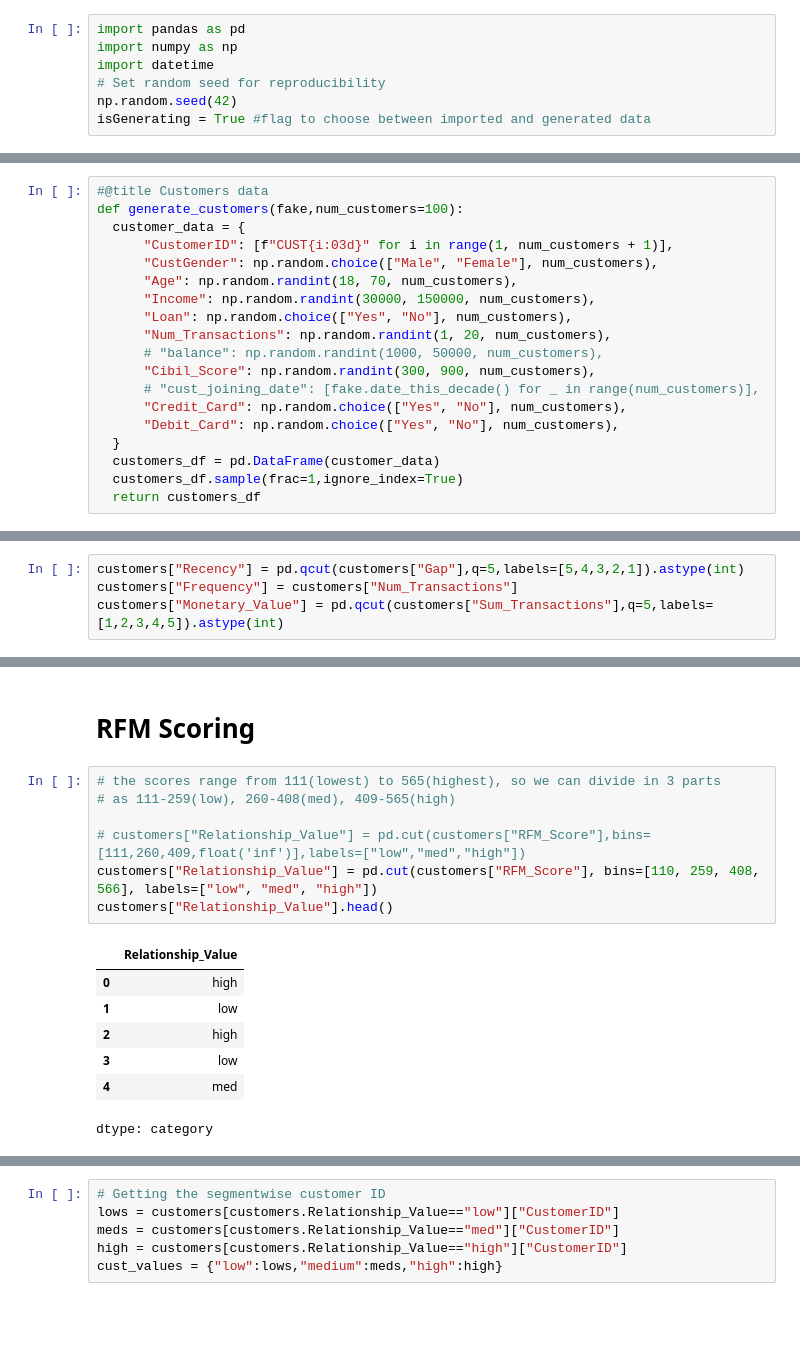
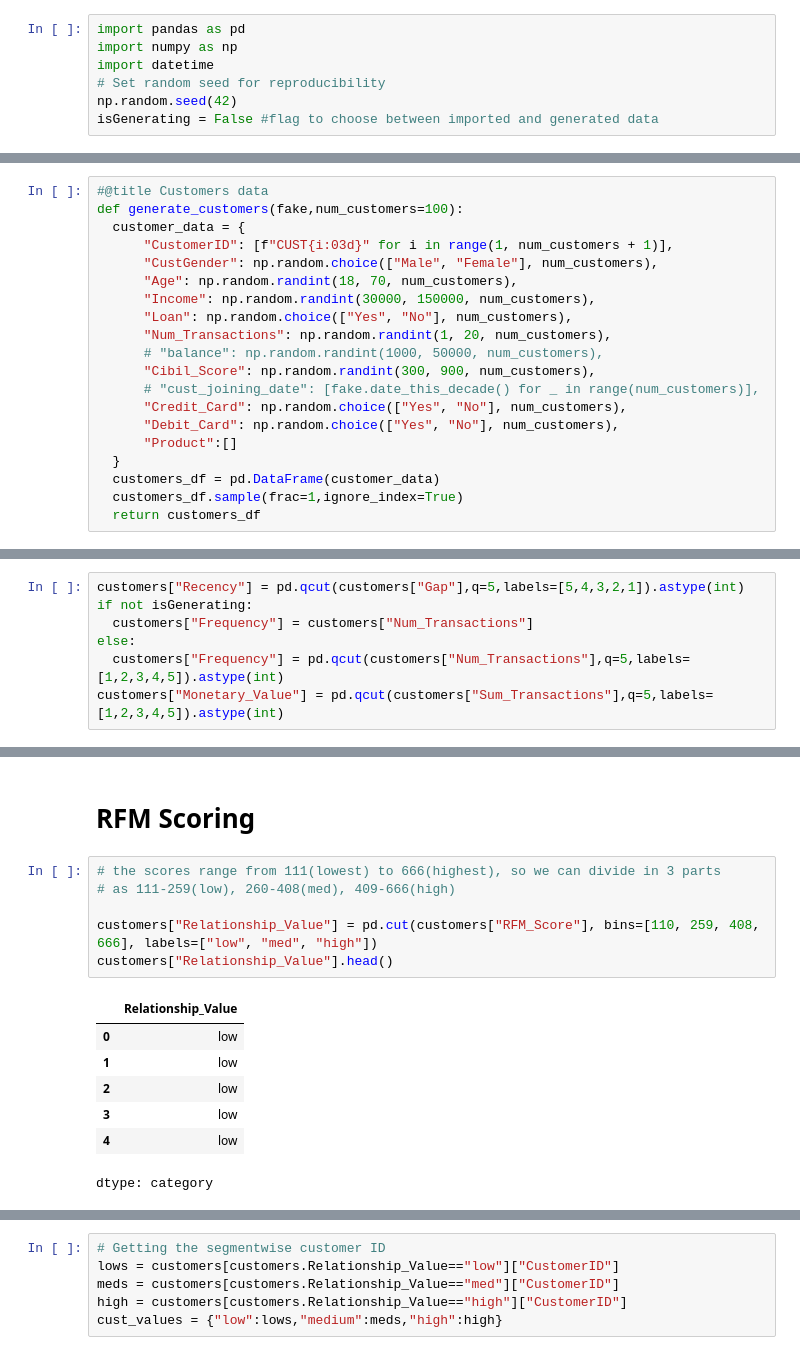
Before and after one commit to chaitraDev/GenAI-for-marketing, a Jupyter notebook: Cognizant_RFM.ipynb, the cells around one changed output, grey strips where cells are left out. Saved outputs shown, nothing was run; the diff lists cells and outputs as text; blank space fills up the shorter version.

```diff
--- a/Cognizant_RFM.ipynb
+++ b/Cognizant_RFM.ipynb
@@ -13,7 +13,7 @@ import numpy as np
 import datetime
 # Set random seed for reproducibility
 np.random.seed(42)
-isGenerating = True #flag to choose between imported and generated data
+isGenerating = False #flag to choose between imported and generated data
 # %% [markdown]
 # Data Generation
 # %%
@@ -31,6 +31,7 @@ def generate_customers(fake,num_customers=100):
       # "cust_joining_date": [fake.date_this_decade() for _ in range(num_customers)],
       "Credit_Card": np.random.choice(["Yes", "No"], num_customers),
       "Debit_Card": np.random.choice(["Yes", "No"], num_customers),
+      "Product":[]
   }
   customers_df = pd.DataFrame(customer_data)
   customers_df.sample(frac=1,ignore_index=True)
@@ -249,7 +240,10 @@ Index(['CustomerID', 'CustGender', 'Age', 'Income', 'Loan', 'Num_Transactions',
 ## Scoring RFM columns between 1-5, based on quartiles
 # %%
 customers["Recency"] = pd.qcut(customers["Gap"],q=5,labels=[5,4,3,2,1]).astype(int)
-customers["Frequency"] = customers["Num_Transactions"]
+if not isGenerating:
+  customers["Frequency"] = customers["Num_Transactions"]
+else:
+  customers["Frequency"] = pd.qcut(customers["Num_Transactions"],q=5,labels=[1,2,3,4,5]).astype(int)
 customers["Monetary_Value"] = pd.qcut(customers["Sum_Transactions"],q=5,labels=[1,2,3,4,5]).astype(int)
 # %%
 customers["Recency"],customers["Frequency"],customers["Monetary_Value"]
@@ -285,19 +279,18 @@ customers.head()
 # %% [markdown]
 # RFM Scoring
 # %%
-# the scores range from 111(lowest) to 565(highest), so we can divide in 3 parts
-# as 111-259(low), 260-408(med), 409-565(high)
+# the scores range from 111(lowest) to 666(highest), so we can divide in 3 parts
+# as 111-259(low), 260-408(med), 409-666(high)
 
-# customers["Relationship_Value"] = pd.cut(customers["RFM_Score"],bins=[111,260,409,float('inf')],labels=["low","med","high"])
-customers["Relationship_Value"] = pd.cut(customers["RFM_Score"], bins=[110, 259, 408, 566], labels=["low", "med", "high"])
+customers["Relationship_Value"] = pd.cut(customers["RFM_Score"], bins=[110, 259, 408, 666], labels=["low", "med", "high"])
 customers["Relationship_Value"].head()
 # %% [output]
 |  | Relationship_Value |
-| 0 | high |
+| 0 | low |
 | 1 | low |
-| 2 | high |
+| 2 | low |
 | 3 | low |
-| 4 | med |
+| 4 | low |
 dtype: category
 # %%
 customers.head()
```
Also changed, not shown: parts of 36 cells of this notebook.
